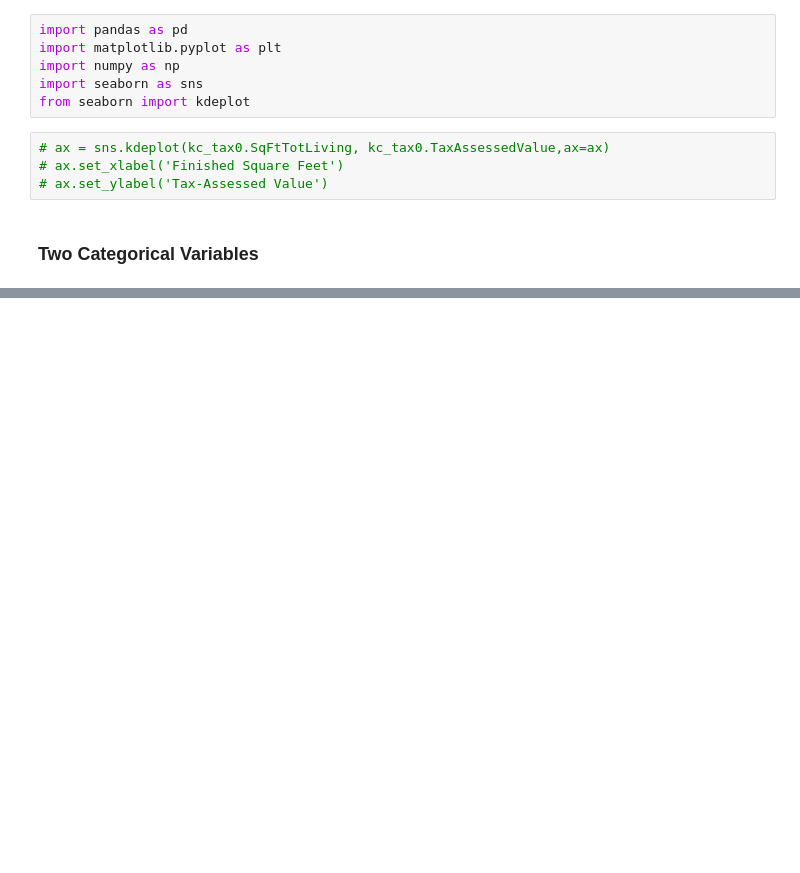
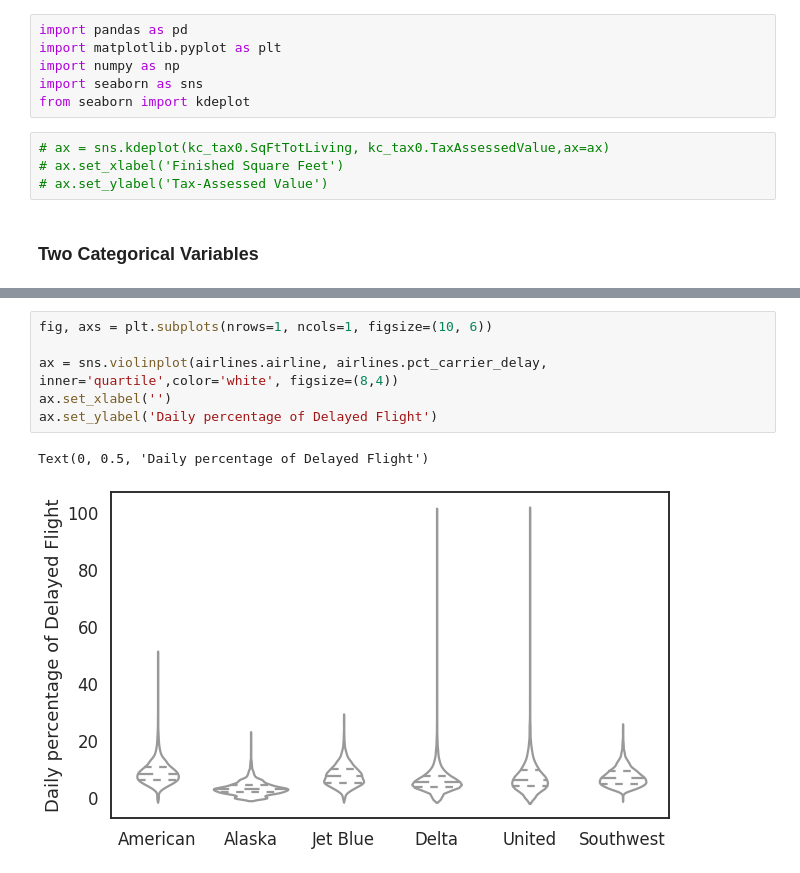
Before and after one commit to MK316/statistics, a Jupyter notebook: 01_EDA.ipynb, the cells around one changed output, grey strips where cells are left out. Drawn from its saved outputs; the diff is of its cells as text; blank space fills up the shorter version.

```diff
--- a/01_EDA.ipynb
+++ b/01_EDA.ipynb
@@ -393,0 +403,9 @@ from seaborn import kdeplot
+# %%
+fig, axs = plt.subplots(nrows=1, ncols=1, figsize=(10, 6))
+
+ax = sns.violinplot(airlines.airline, airlines.pct_carrier_delay, inner='quartile',color='white', figsize=(8,4))
+ax.set_xlabel('')
+ax.set_ylabel('Daily percentage of Delayed Flight')
+# %% [output]
+Text(0, 0.5, 'Daily percentage of Delayed Flight')
+[figure, added]
```
Also changed, not shown: parts of 4 cells of this notebook.
